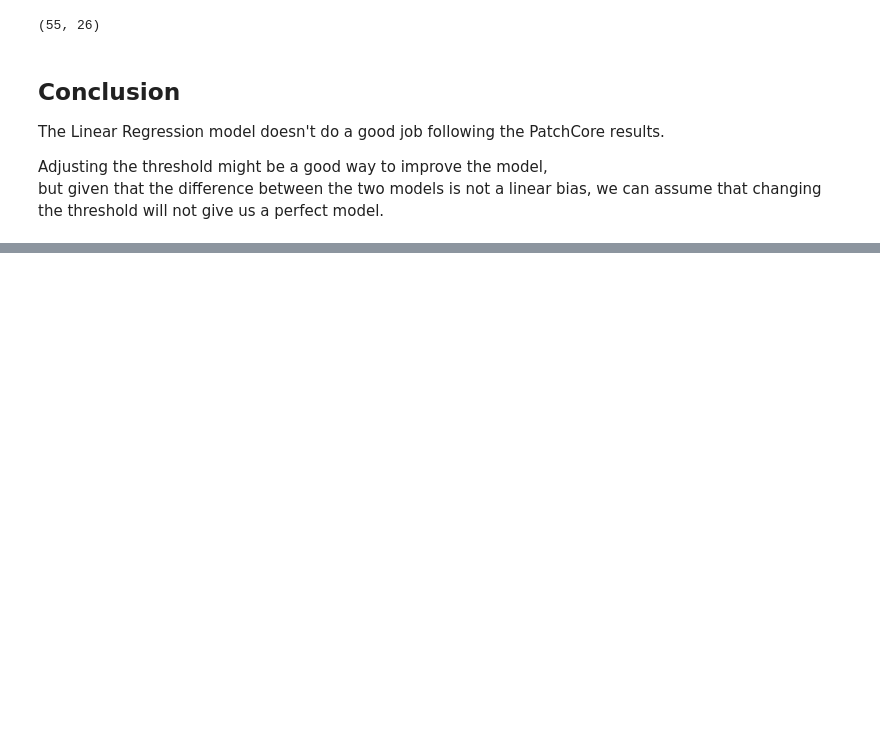
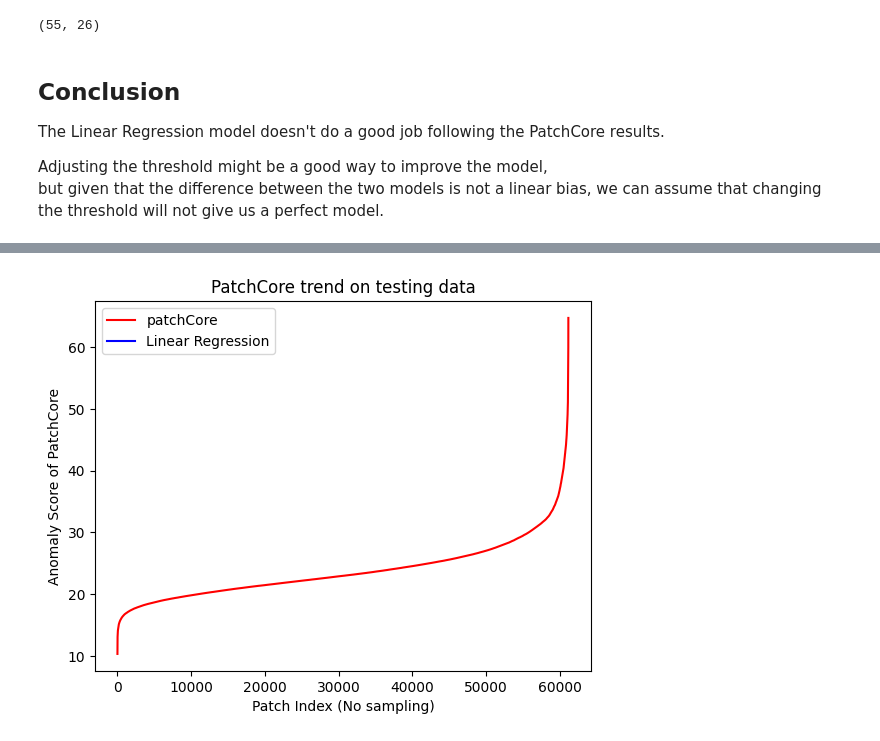
Before and after one commit to c4dt/predictive-maintenance, a Jupyter notebook: linear_regression/linear_regression.ipynb, the cells around one changed output, grey strips where cells are left out. Drawn from its saved outputs; the diff is of its cells as text; code cells hidden in the pictures; blank space fills up the shorter version.

```diff
--- a/linear_regression/linear_regression.ipynb
+++ b/linear_regression/linear_regression.ipynb
@@ -322,0 +324,6 @@ draw_two_plots(y1[4000:4100], y2[4000:4100], lr_results)
+# %%
+# This last graph should give an insight on the distribution of anomaly scores on the test dataset.
+
+draw_two_plots(y1, [], x_axis="Patch Index (No sampling)", y_axis="Anomaly Score of PatchCore", title="PatchCore trend on testing data")
+# %% [output]
+[figure, added]
```
Also changed, not shown: parts of 8 cells of this notebook.
